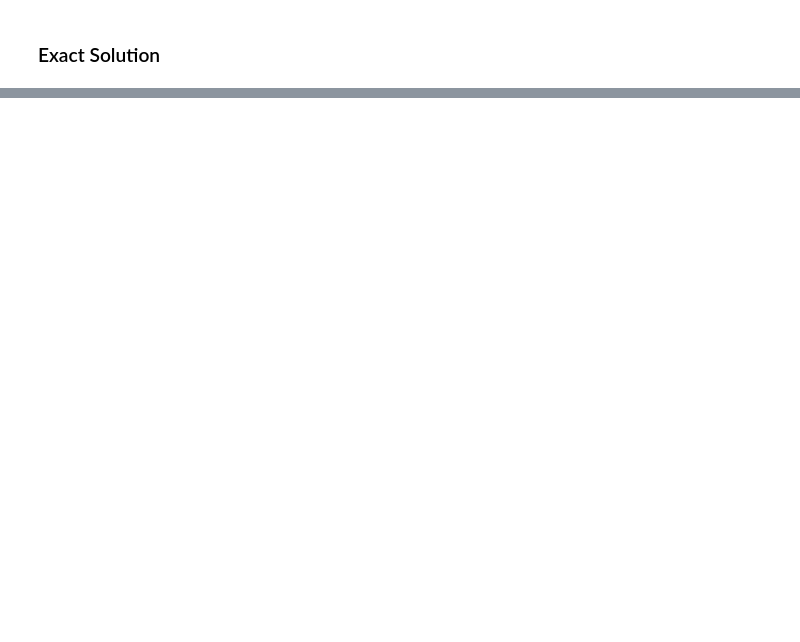
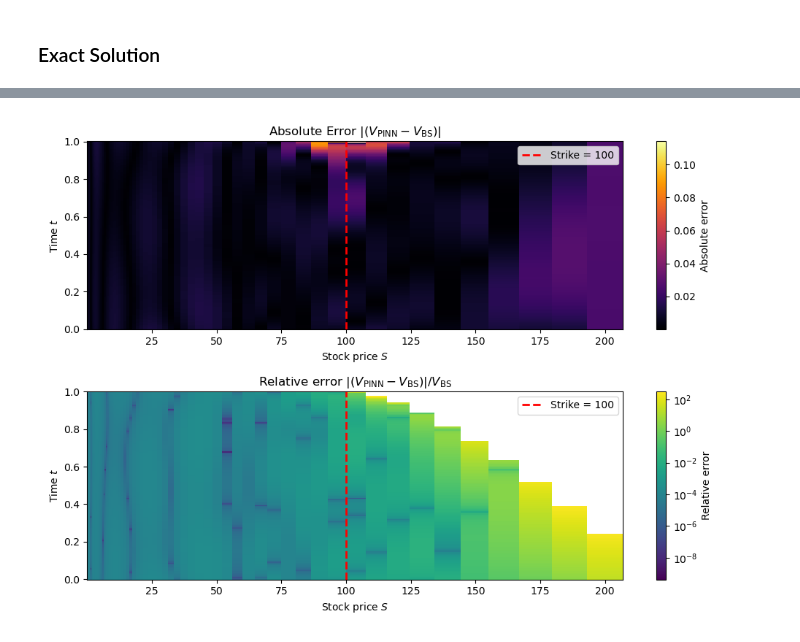
Before and after one commit to jmelo11/pricing_pinns, a Jupyter notebook: experiments/blackscholes/put/put.ipynb, the cells around one changed output, grey strips where cells are left out. Cells and saved outputs as stored; diff of their text form; code cells hidden in the pictures; blank space fills up the shorter version.

```diff
--- a/experiments/blackscholes/put/put.ipynb
+++ b/experiments/blackscholes/put/put.ipynb
@@ -142,4 +151,6 @@ KeyboardInterrupt:
 # %%
+with open("put.json", "w") as f:
+    json.dump(benchmark, f, indent=4)
 torch.save(model.state_dict(), "put.pt")
 # %%
 model.load_state_dict(torch.load("put.pt"))
@@ -227,0 +306,39 @@ plt.show()
+# %%
+fig2 = plt.figure(figsize=(10, 7))
+eps = 1e-4
+rel_err_np = np.abs(V_pinn_np - V_bs_np) / np.where(np.abs(V_bs_np) > eps,
+                                                    V_bs_np,
+                                                    np.nan)           # shape (n_t, n_x)
+
+# Optional: turn it into % if you like
+rel_err_pct = 100 * rel_err_np
+
+# Absolute error plot
+ax1 = fig2.add_subplot(2, 1, 1)
+cmesh1 = ax1.pcolormesh(S_np, t_np, err_np, cmap='inferno')
+ax1.set_title(r'Absolute Error $|(V_{\mathrm{PINN}}-V_{\mathrm{BS}})|$')
+ax1.set_xlabel('Stock price $S$')
+ax1.set_ylabel('Time $t$')
+ax1.axvline(x=STRIKE, color='red', linestyle='--', linewidth=2, label=f'Strike = {STRIKE}')
+ax1.legend()
+fig2.colorbar(cmesh1, ax=ax1, label='Absolute error')
+
+# Relative error plot
+ax2 = fig2.add_subplot(2, 1, 2)
+log_norm = mcolors.LogNorm(vmin=np.nanmin(rel_err_np[rel_err_np>0]),
+                           vmax=np.nanmax(rel_err_np))
+cmesh2 = ax2.pcolormesh(S_np, t_np, rel_err_np,
+                       cmap='viridis',
+                       norm=log_norm)
+ax2.set_title(r'Relative error $|(V_{\mathrm{PINN}}-V_{\mathrm{BS}})| / V_{\mathrm{BS}}$')
+ax2.set_xlabel('Stock price $S$')
+ax2.set_ylabel('Time $t$')
+ax2.axvline(x=STRIKE, color='red', linestyle='--', linewidth=2, label=f'Strike = {STRIKE}')
+ax2.legend()
+cb = fig2.colorbar(cmesh2, ax=ax2, label='Relative error')
+cb.update_ticks()
+
+fig2.tight_layout()
+plt.show()
+# %% [output]
+[figure, added]
```
Also changed, not shown: parts of 11 cells of this notebook, 35 other files.
